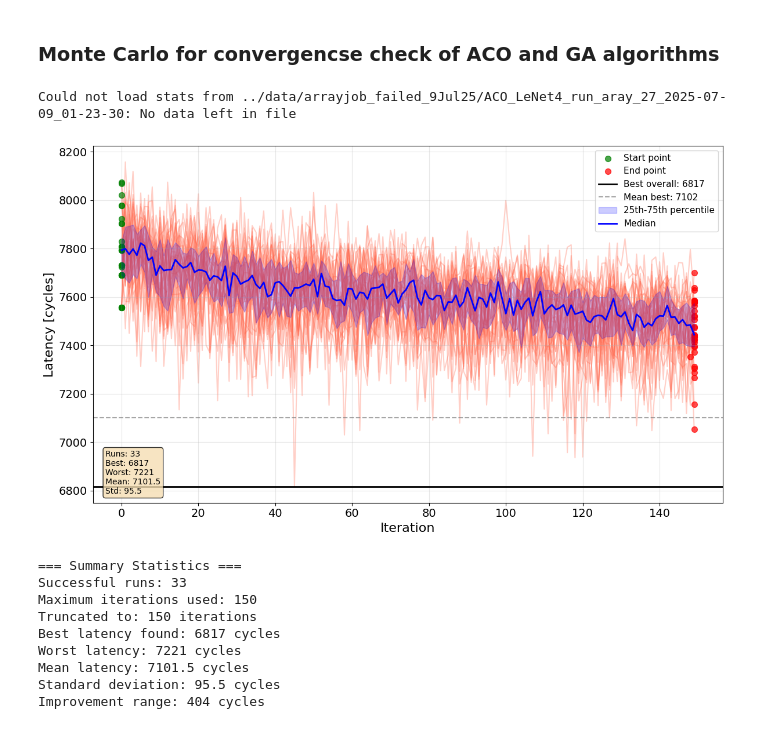
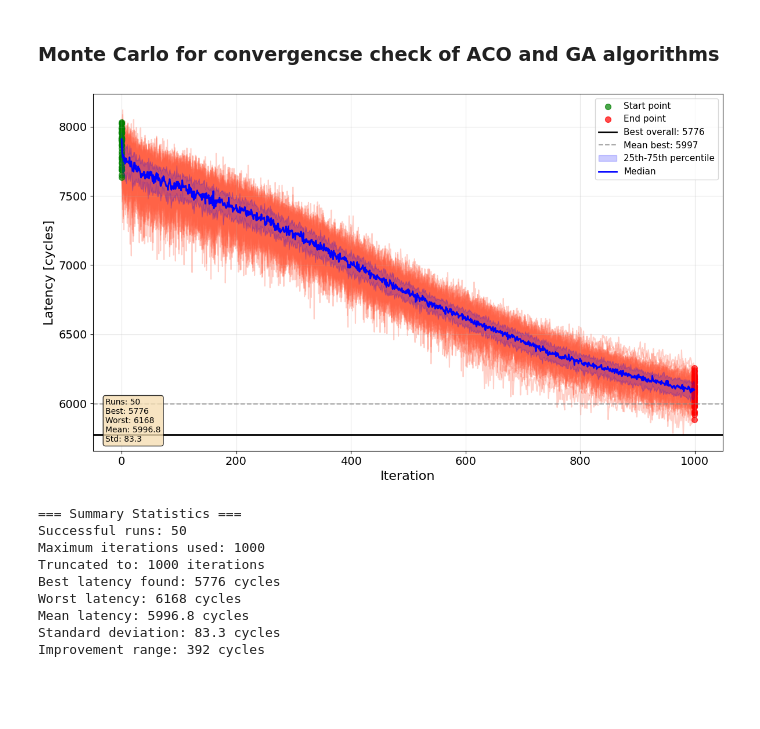
Before and after one commit to jjastrz14/ReNOS, a Jupyter notebook: notebooks/monte_carlo_convergence.ipynb, the cells around one changed output. Saved outputs shown, nothing was run; the diff lists cells and outputs as text; code cells hidden in the pictures; blank space fills up the shorter version.

```diff
--- a/notebooks/monte_carlo_convergence.ipynb
+++ b/notebooks/monte_carlo_convergence.ipynb
@@ -8,12 +8,12 @@ import numpy as np
 absolute_bests_print = True
 confidense_interval_print = True
 
-BASE_DIR = "../data/arrayjob_failed_9Jul25"
+BASE_DIR = "../data/ACO_run_array_LeNet_1k_MC"
 NAME_DIR = "ACO_LeNet4"
 folders = sorted([f for f in os.listdir(BASE_DIR) if f.startswith(NAME_DIR)])
 
 # Set maximum number of iterations to use from each file
-MAX_ITERATIONS = 150  # Change this to your desired number
+MAX_ITERATIONS = 1000  # Change this to your desired number
 
 # Set global matplotlib parameters
 plt.rcParams['axes.labelsize'] = 16      # x and y axis labels
@@ -117,41 +117,40 @@ if confidense_interval_print:
         padded = np.full(max_len, run[-1])  # Pad with final value
         padded[:len(run)] = run
         padded_runs.append(padded)
 
     runs_array = np.array(padded_runs)
     percentile_25 = np.percentile(runs_array, 25, axis=0)
     percentile_75 = np.percentile(runs_array, 75, axis=0)
     median = np.percentile(runs_array, 50, axis=0)
 
     iterations = np.arange(max_len)
     ax.fill_between(iterations, percentile_25, percentile_75,
                     alpha=0.2, color='blue', label='25th-75th percentile', zorder=2)
     ax.plot(median, color='blue', linewidth=2, label='Median', zorder=2)
     ax.legend(loc='best')
 
 plt.tight_layout()
 plt.show()
 
 # Print summary statistics
 if absolute_bests:
     print(f"\n=== Summary Statistics ===")
     print(f"Successful runs: {successful_runs}")
     print(f"Maximum iterations used: {max_iterations}")
     print(f"Truncated to: {MAX_ITERATIONS} iterations")
     print(f"Best latency found: {min_abs_best:.0f} cycles")
     print(f"Worst latency: {max_abs_best:.0f} cycles")
     print(f"Mean latency: {mean_abs_best:.1f} cycles")
     print(f"Standard deviation: {np.std(absolute_bests):.1f} cycles")
     print(f"Improvement range: {max_abs_best - min_abs_best:.0f} cycles")
 # %% [output]
+[figure, new version]
-Could not load stats from ../data/arrayjob_failed_9Jul25/ACO_LeNet4_run_aray_27_2025-07-09_01-23-30: No data left in file
+=== Summary Statistics ===
+Successful runs: 50
+Maximum iterations used: 1000
+Truncated to: 1000 iterations
+Best latency found: 5776 cycles
+Worst latency: 6168 cycles
+Mean latency: 5996.8 cycles
+Standard deviation: 83.3 cycles
+Improvement range: 392 cycles
-[figure, old version]
-=== Summary Statistics ===
-Successful runs: 33
-Maximum iterations used: 150
-Truncated to: 150 iterations
-Best latency found: 6817 cycles
-Worst latency: 7221 cycles
-Mean latency: 7101.5 cycles
-Standard deviation: 95.5 cycles
-Improvement range: 404 cycles
```
Also changed, not shown: 4 other files.
